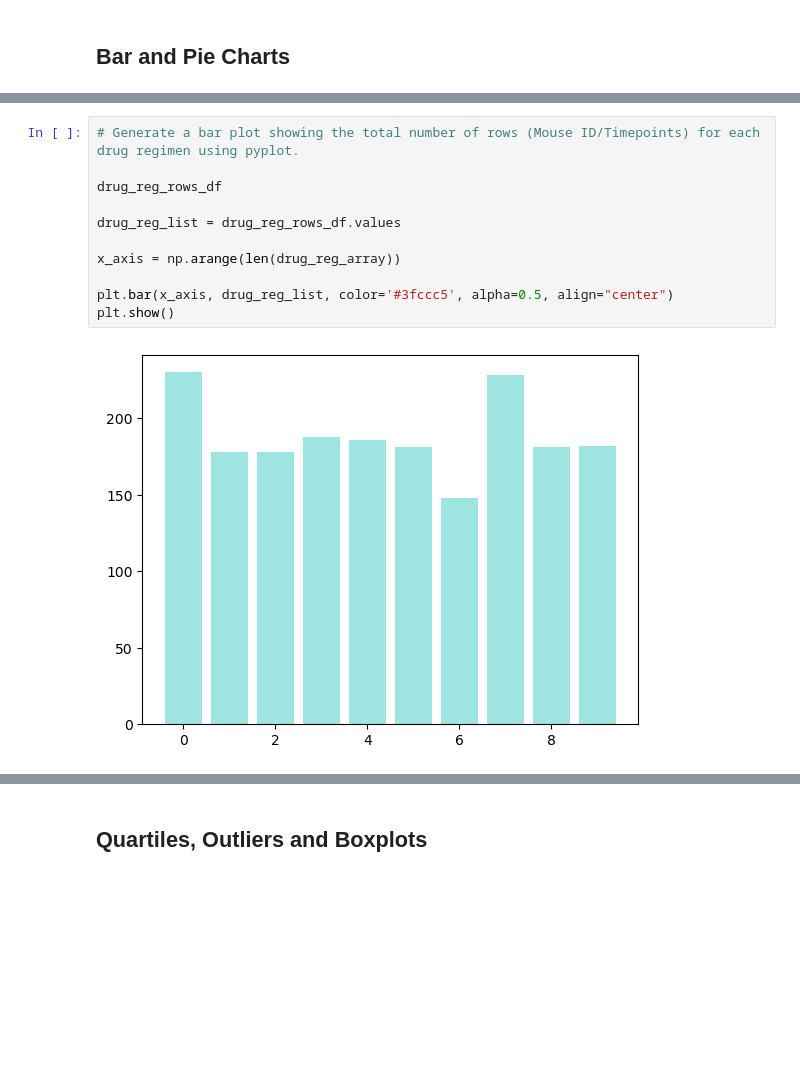
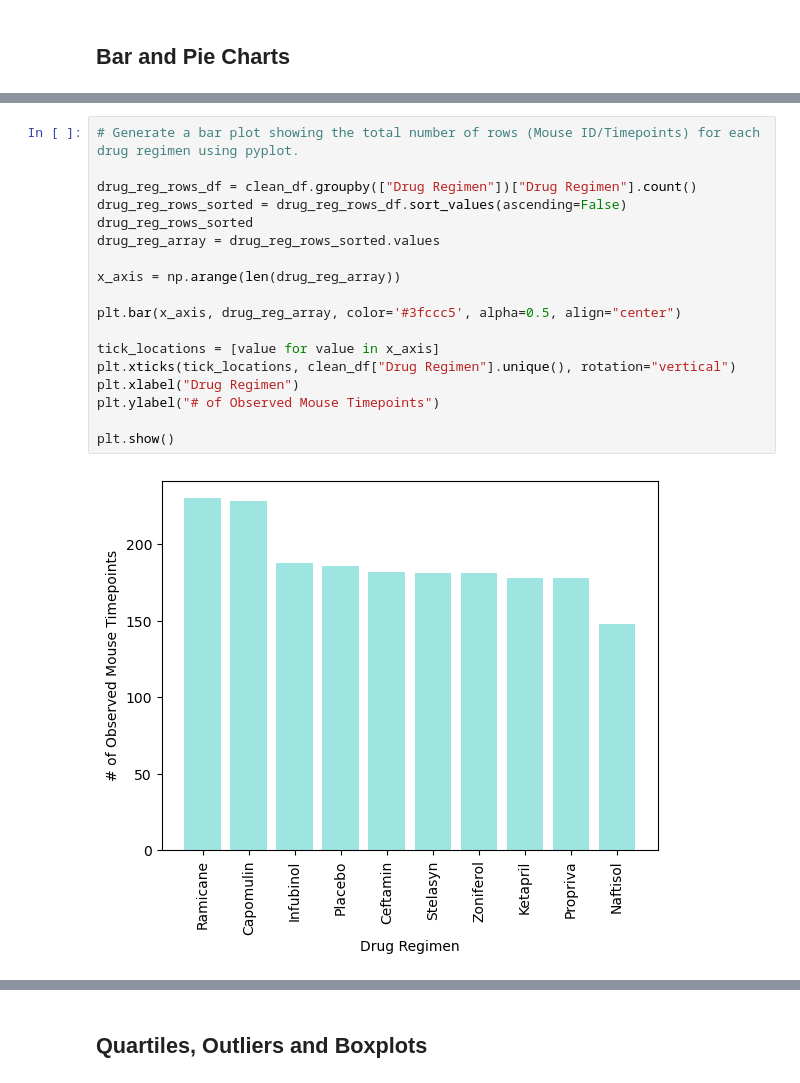
Before and after one commit to laurajanefaulds/matplotlib_challenge, a Jupyter notebook: Pymaceuticals/pymaceuticals_ljf.ipynb, the cells around one changed output, grey strips where cells are left out. Saved outputs shown, nothing was run; the diff lists cells and outputs as text; blank space fills up the shorter version.

Commit message:
up to pie charts

```diff
--- a/Pymaceuticals/pymaceuticals_ljf.ipynb
+++ b/Pymaceuticals/pymaceuticals_ljf.ipynb
@@ -179,13 +179,20 @@ plt.tight_layout()
 # %%
 # Generate a bar plot showing the total number of rows (Mouse ID/Timepoints) for each drug regimen using pyplot.
 
-drug_reg_rows_df
-
-drug_reg_list = drug_reg_rows_df.values
+drug_reg_rows_df = clean_df.groupby(["Drug Regimen"])["Drug Regimen"].count()
+drug_reg_rows_sorted = drug_reg_rows_df.sort_values(ascending=False)
+drug_reg_rows_sorted
+drug_reg_array = drug_reg_rows_sorted.values
 
 x_axis = np.arange(len(drug_reg_array))
 
-plt.bar(x_axis, drug_reg_list, color='#3fccc5', alpha=0.5, align="center")
+plt.bar(x_axis, drug_reg_array, color='#3fccc5', alpha=0.5, align="center")
+
+tick_locations = [value for value in x_axis]
+plt.xticks(tick_locations, clean_df["Drug Regimen"].unique(), rotation="vertical")
+plt.xlabel("Drug Regimen")
+plt.ylabel("# of Observed Mouse Timepoints")
+
 plt.show()
 # %% [output]
-[figure, old version]
+[figure, new version]
```
Also changed, not shown: parts of 5 cells of this notebook, 1 other file.
